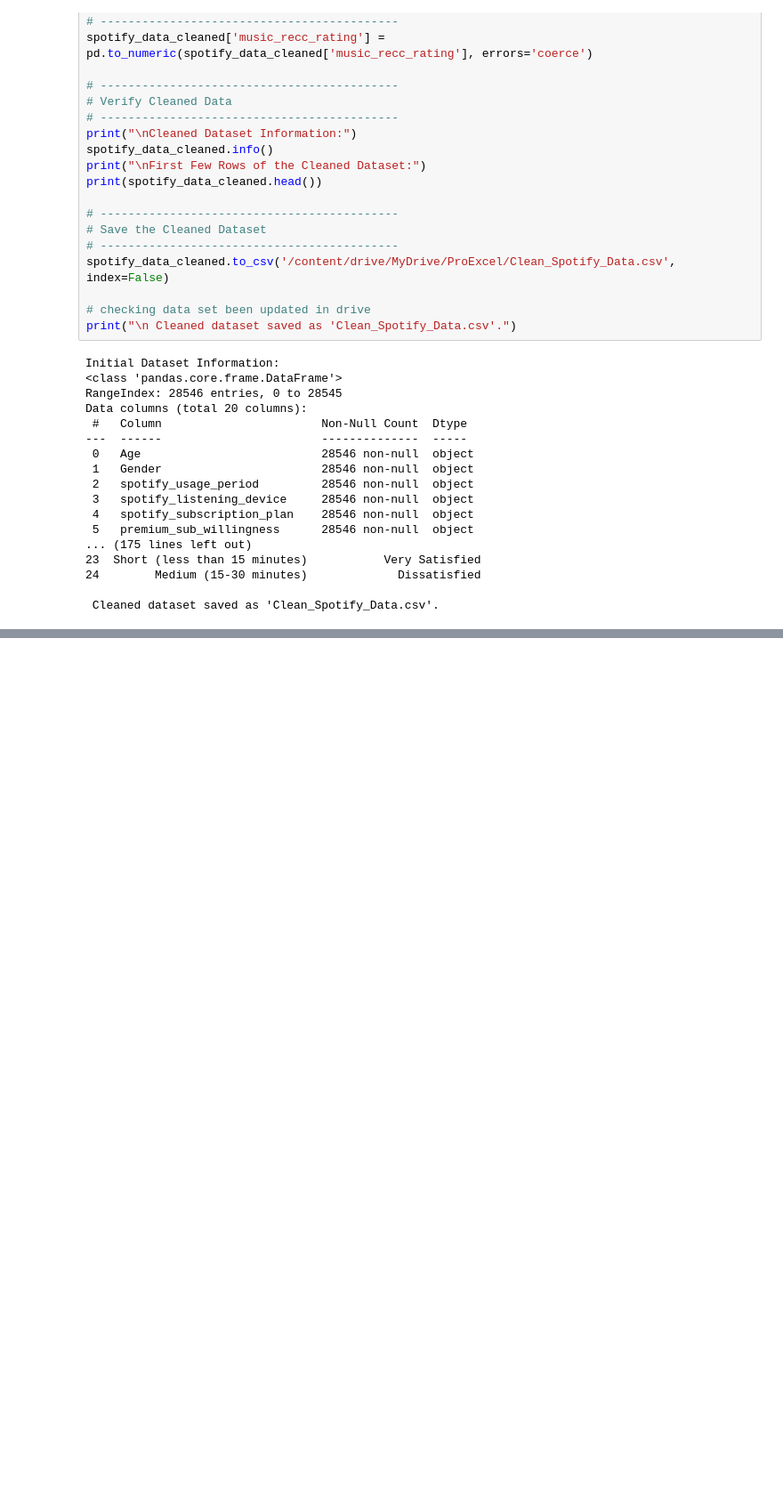
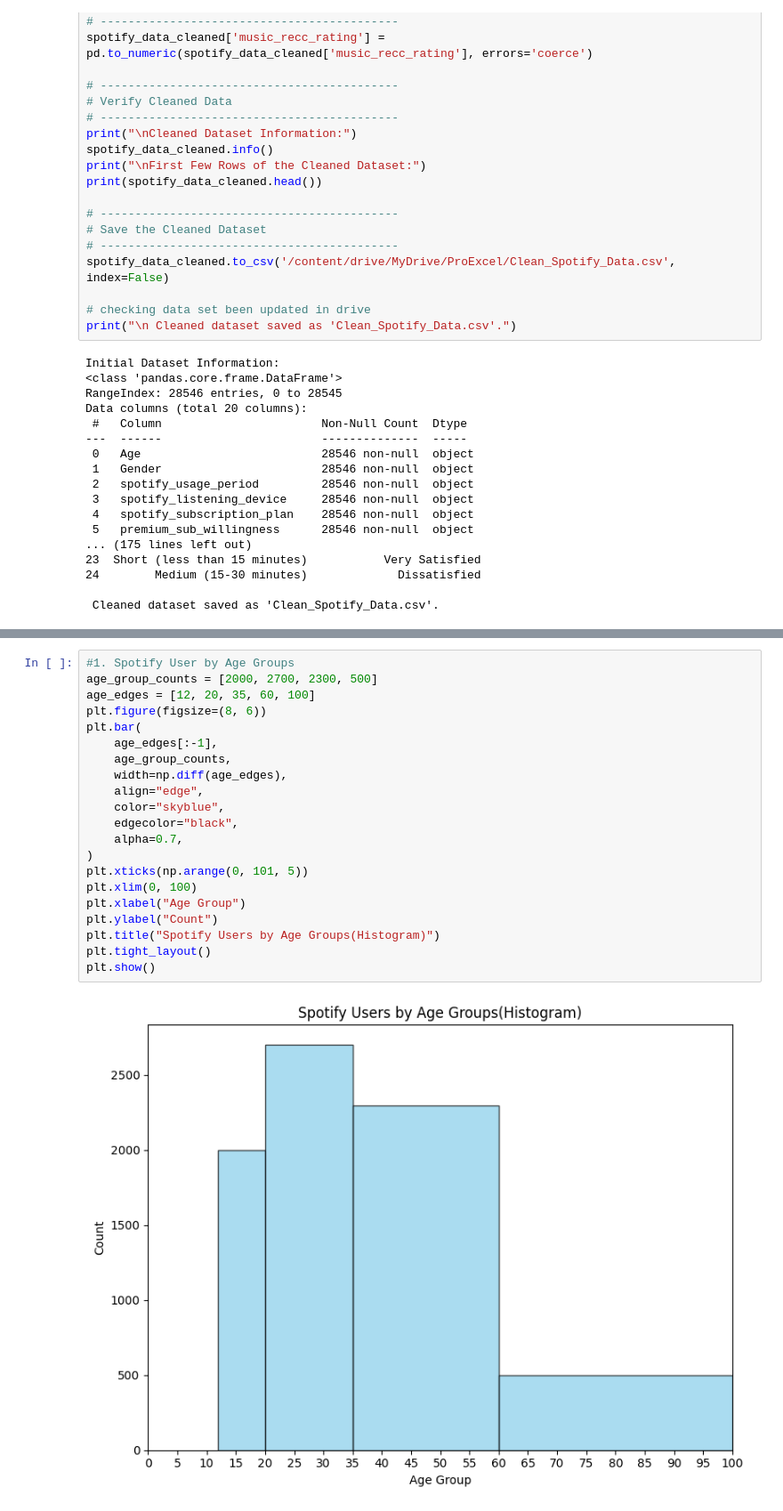
Before and after one commit to SabiJoseph/PRODIGY_DS_01, a Jupyter notebook: PRODIGY_DS_01.ipynb, the cells around one changed output, grey strips where cells are left out. Shown: that part at 89% size. Cells and saved outputs as stored; diff of their text form; blank space fills up the shorter version.

```diff
--- a/PRODIGY_DS_01.ipynb
+++ b/PRODIGY_DS_01.ipynb
@@ -106,0 +121,23 @@ Data columns (total 20 columns):
+# %%
+#1. Spotify User by Age Groups
+age_group_counts = [2000, 2700, 2300, 500]
+age_edges = [12, 20, 35, 60, 100]
+plt.figure(figsize=(8, 6))
+plt.bar(
+    age_edges[:-1],
+    age_group_counts,
+    width=np.diff(age_edges),
+    align="edge",
+    color="skyblue",
+    edgecolor="black",
+    alpha=0.7,
+)
+plt.xticks(np.arange(0, 101, 5))
+plt.xlim(0, 100)
+plt.xlabel("Age Group")
+plt.ylabel("Count")
+plt.title("Spotify Users by Age Groups(Histogram)")
+plt.tight_layout()
+plt.show()
+# %% [output]
+[figure, added]
```
Also changed, not shown: parts of 11 cells of this notebook.
